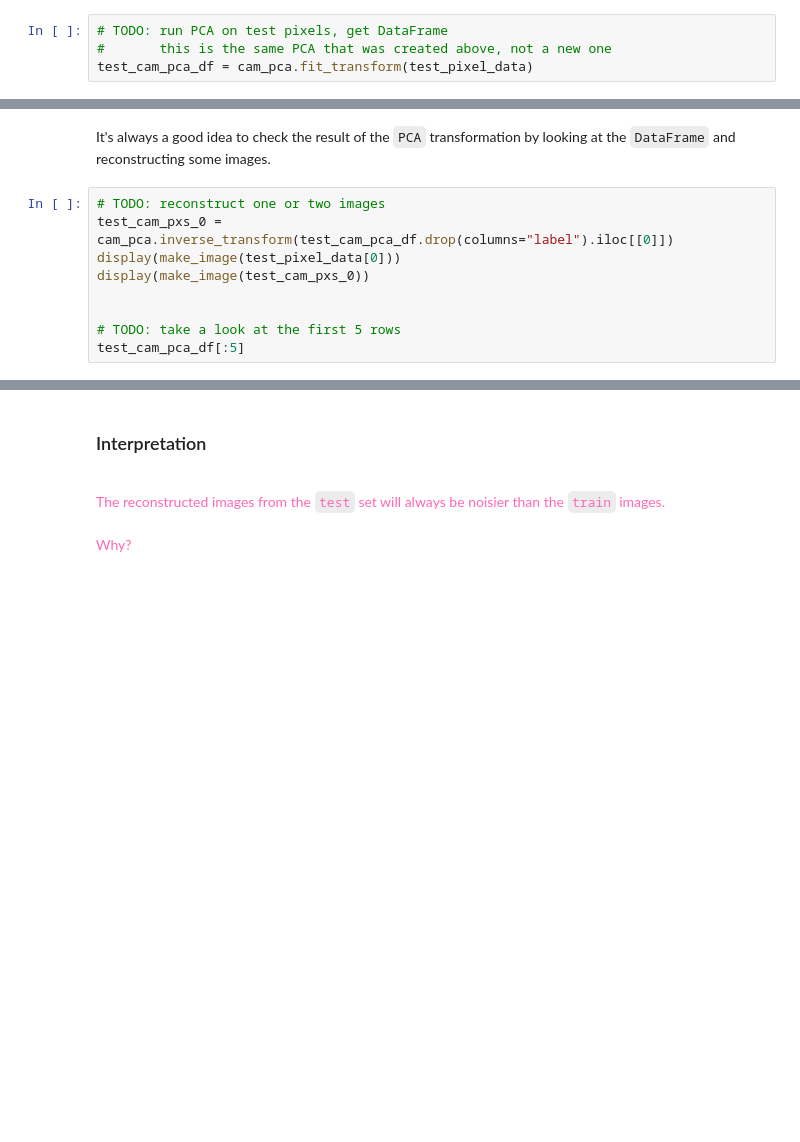
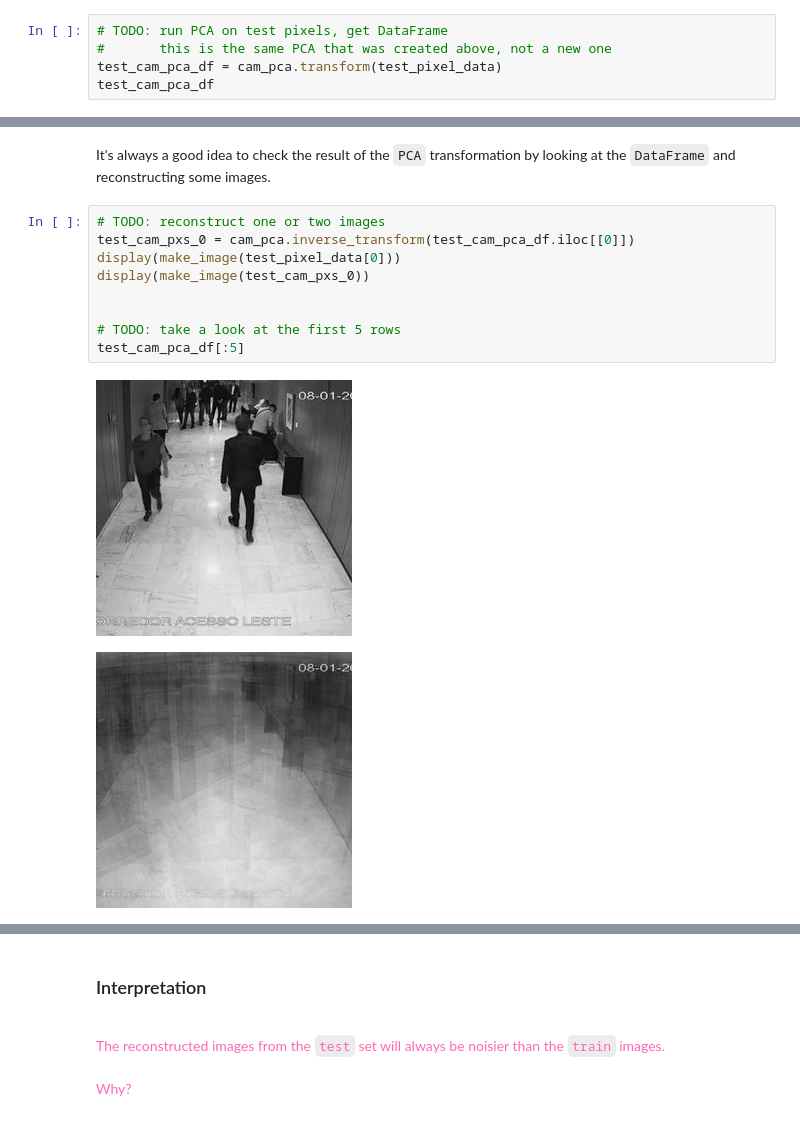
Before and after one commit to kaoriogawa-PSAM-5020-spring2026/Homework09, a Jupyter notebook: Homework09.ipynb, the cells around one changed output, grey strips where cells are left out. Saved outputs shown, nothing was run; the diff lists cells and outputs as text; blank space fills up the shorter version.

```diff
--- a/Homework09.ipynb
+++ b/Homework09.ipynb
@@ -256,4 +254,5 @@ Since those are already trained, all we have to do is run their `transform()` fu
 # %%
 # TODO: run PCA on test pixels, get DataFrame
 #       this is the same PCA that was created above, not a new one
-test_cam_pca_df = cam_pca.fit_transform(test_pixel_data)
+test_cam_pca_df = cam_pca.transform(test_pixel_data)
+test_cam_pca_df
@@ -261,10 +274,13 @@ test_cam_pca_df = cam_pca.fit_transform(test_pixel_data)
 It's always a good idea to check the result of the `PCA` transformation by looking at the `DataFrame` and reconstructing some images.
 # %%
 # TODO: reconstruct one or two images
-test_cam_pxs_0 = cam_pca.inverse_transform(test_cam_pca_df.drop(columns="label").iloc[[0]])
+test_cam_pxs_0 = cam_pca.inverse_transform(test_cam_pca_df.iloc[[0]])
 display(make_image(test_pixel_data[0]))
 display(make_image(test_cam_pxs_0))
 
 
 # TODO: take a look at the first 5 rows
 test_cam_pca_df[:5]
+# %% [output]
+[figure, added]
+[figure, added]
```
Also changed, not shown: parts of 8 cells of this notebook.
